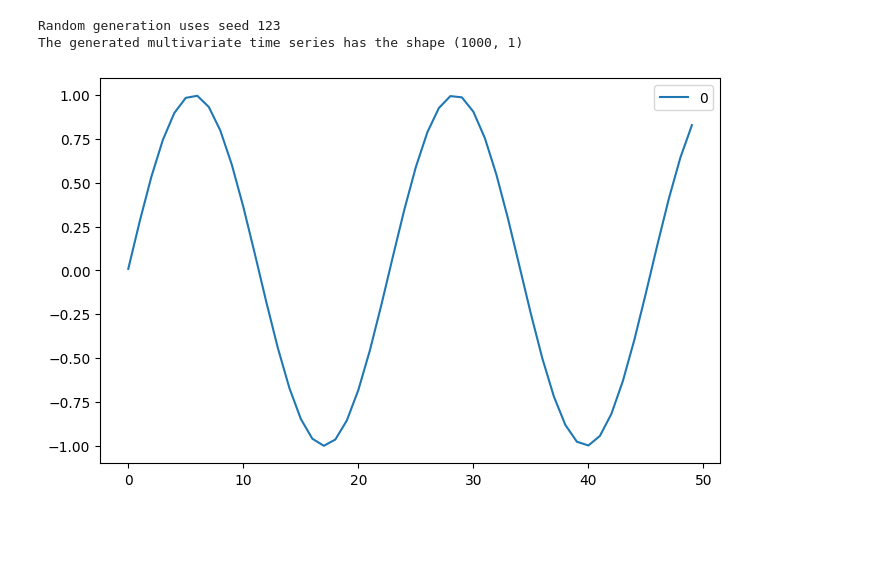
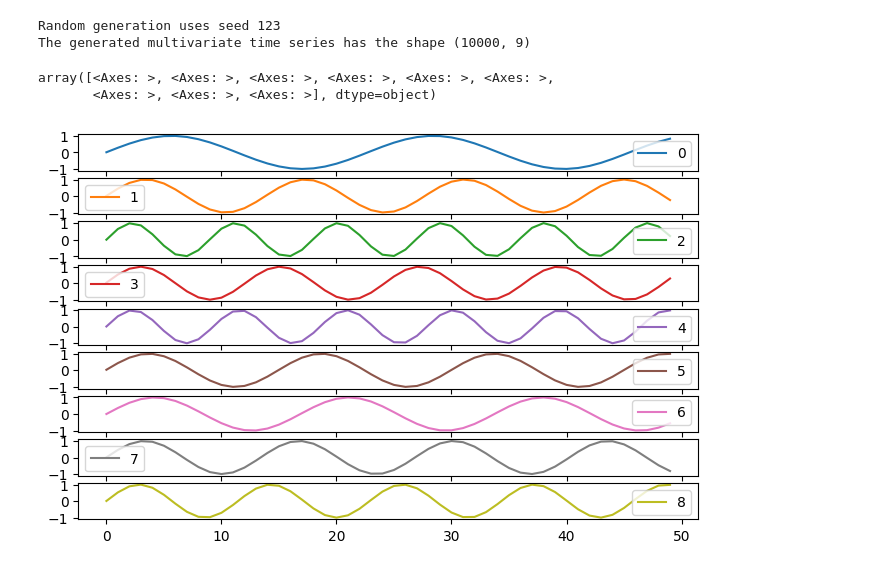
Before and after one commit to fredrikSveen/MSc_time_series_GAN, a Jupyter notebook: data_generation.ipynb, the cells around one changed output. Saved outputs shown, nothing was run; the diff lists cells and outputs as text; code cells hidden in the pictures; blank space fills up the shorter version.

```diff
--- a/data_generation.ipynb
+++ b/data_generation.ipynb
@@ -1,19 +1,21 @@
 # %%
 from data_loading import generate_sine_wave
 import pandas as pd
 
 seed = 123          # Initial seed for random generation, if not specified it's random
-dim = 1             # Number of features in the multivariate series
-n = 1000            # Number of samples
+dim = 9             # Number of features in the multivariate series
+n = 10000            # Number of samples
 deterministic = False # No randomness will be applied if true
 
 sines = generate_sine_wave(dim, n, seed, deterministic)
 df = pd.DataFrame(sines)
 print(f'The generated multivariate time series has the shape {df.shape}')
 df[:50].plot(subplots=True, figsize=(8,5))
 # df.to_csv(f'sine_data/sine_{seed}_{n}_{dim}.csv', index=False)
-df.to_csv(f'sine_data/sine_{seed}_{n}_{dim}.csv')
+# df.to_csv(f'sine_data/sine_{seed}_{n}_{dim}.csv')
 # %% [output]
 Random generation uses seed 123
-The generated multivariate time series has the shape (1000, 1)
+The generated multivariate time series has the shape (10000, 9)
+array([<Axes: >, <Axes: >, <Axes: >, <Axes: >, <Axes: >, <Axes: >,
+       <Axes: >, <Axes: >, <Axes: >], dtype=object)
-[figure, old version]
+[figure, new version]
```
Also changed, not shown: 3 other files.
